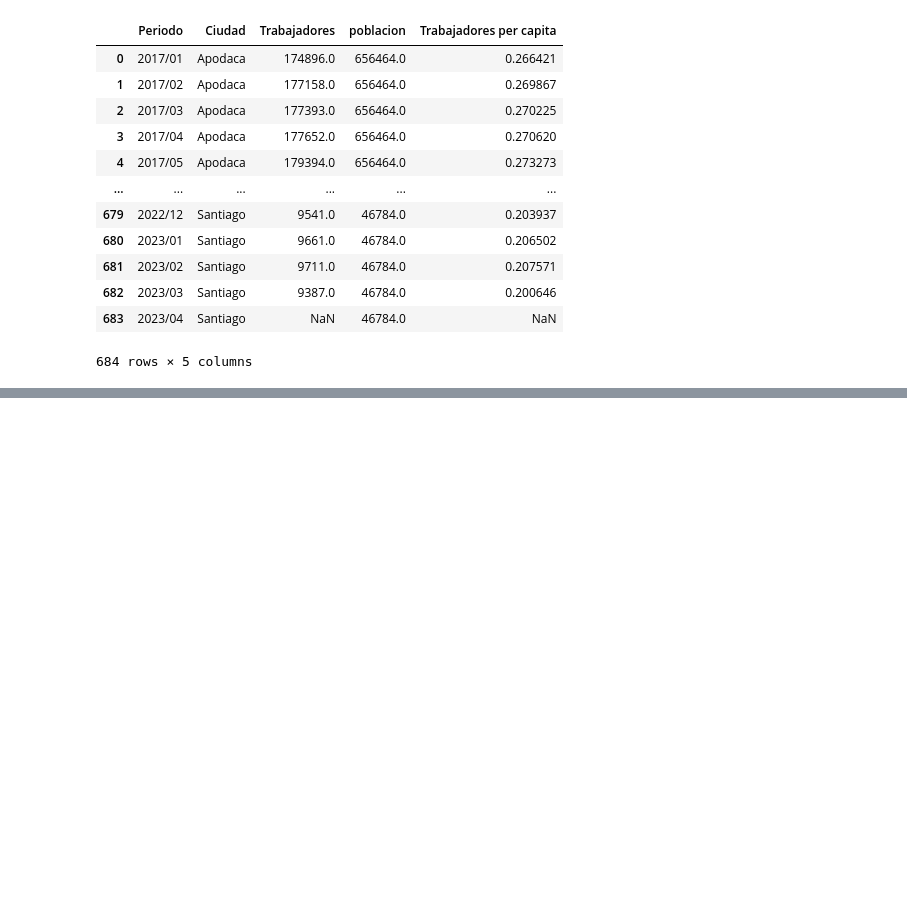
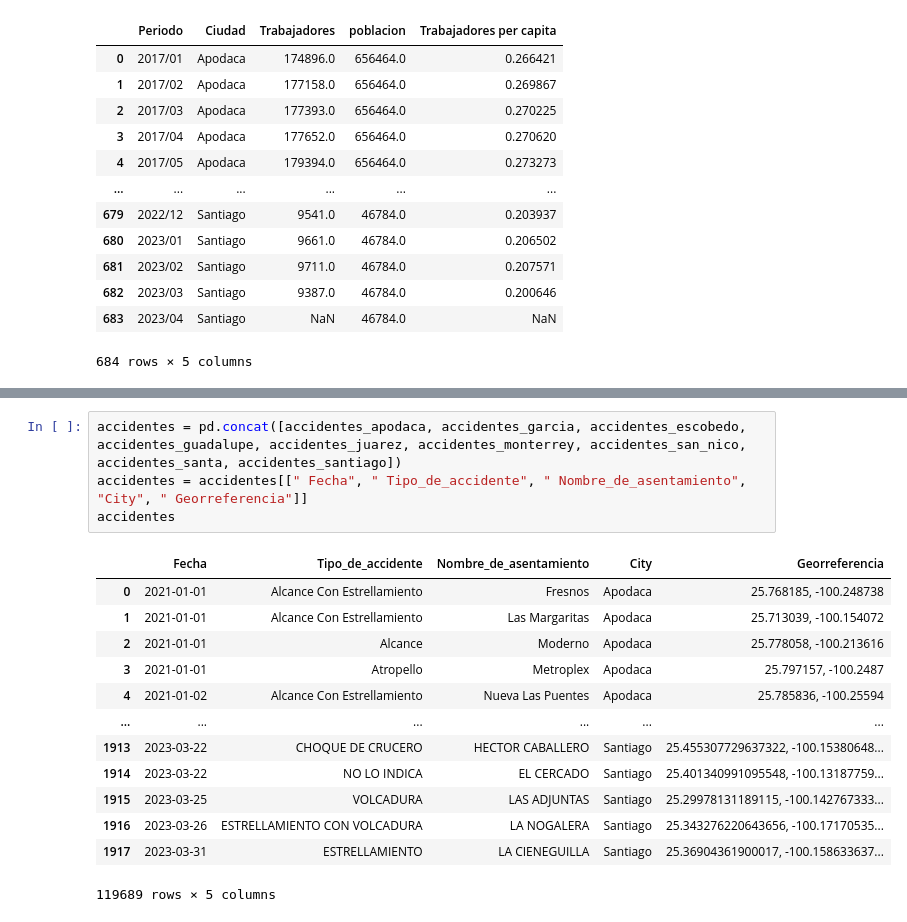
Before and after one commit to JosePabloGFnl/Monterrey-Violence, a Jupyter notebook: city-crimes.ipynb, the cells around one changed output, grey strips where cells are left out. Drawn from its saved outputs; the diff is of its cells as text; blank space fills up the shorter version.

```diff
--- a/city-crimes.ipynb
+++ b/city-crimes.ipynb
@@ -199,0 +278,18 @@ trabajadores_per_capita
+# %%
+accidentes = pd.concat([accidentes_apodaca, accidentes_garcia, accidentes_escobedo, accidentes_guadalupe, accidentes_juarez, accidentes_monterrey, accidentes_san_nico, accidentes_santa, accidentes_santiago])
+accidentes = accidentes[[" Fecha", " Tipo_de_accidente", " Nombre_de_asentamiento", "City", " Georreferencia"]]
+accidentes
+# %% [output]
+|  | Fecha | Tipo_de_accidente | Nombre_de_asentamiento | City | Georreferencia |
+| 0 | 2021-01-01 | Alcance Con Estrellamiento | Fresnos | Apodaca | 25.768185, -100.248738 |
+| 1 | 2021-01-01 | Alcance Con Estrellamiento | Las Margaritas | Apodaca | 25.713039, -100.154072 |
+| 2 | 2021-01-01 | Alcance | Moderno | Apodaca | 25.778058, -100.213616 |
+| 3 | 2021-01-01 | Atropello | Metroplex | Apodaca | 25.797157, -100.2487 |
+| 4 | 2021-01-02 | Alcance Con Estrellamiento | Nueva Las Puentes | Apodaca | 25.785836, -100.25594 |
+| ... | ... | ... | ... | ... | ... |
+| 1913 | 2023-03-22 | CHOQUE DE CRUCERO | HECTOR CABALLERO | Santiago | 25.455307729637322, -100.15380648... |
+| 1914 | 2023-03-22 | NO LO INDICA | EL CERCADO | Santiago | 25.401340991095548, -100.13187759... |
+| 1915 | 2023-03-25 | VOLCADURA | LAS ADJUNTAS | Santiago | 25.29978131189115, -100.142767333... |
+| 1916 | 2023-03-26 | ESTRELLAMIENTO CON VOLCADURA | LA NOGALERA | Santiago | 25.343276220643656, -100.17170535... |
+| 1917 | 2023-03-31 | ESTRELLAMIENTO | LA CIENEGUILLA | Santiago | 25.36904361900017, -100.158633637... |
+119689 rows × 5 columns
```
Also changed, not shown: parts of 8 cells of this notebook, 18 other files.
